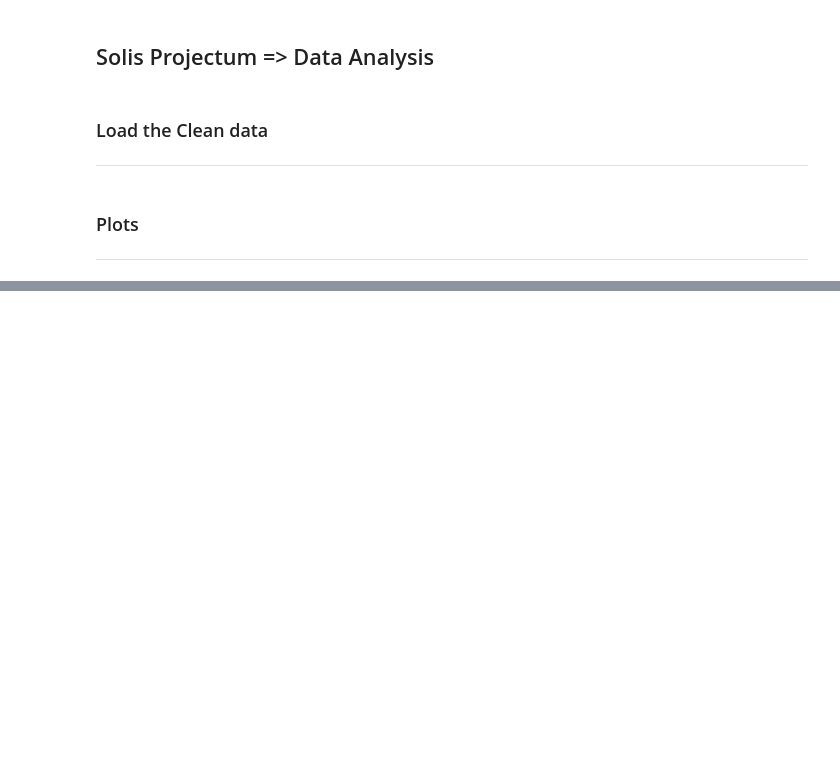
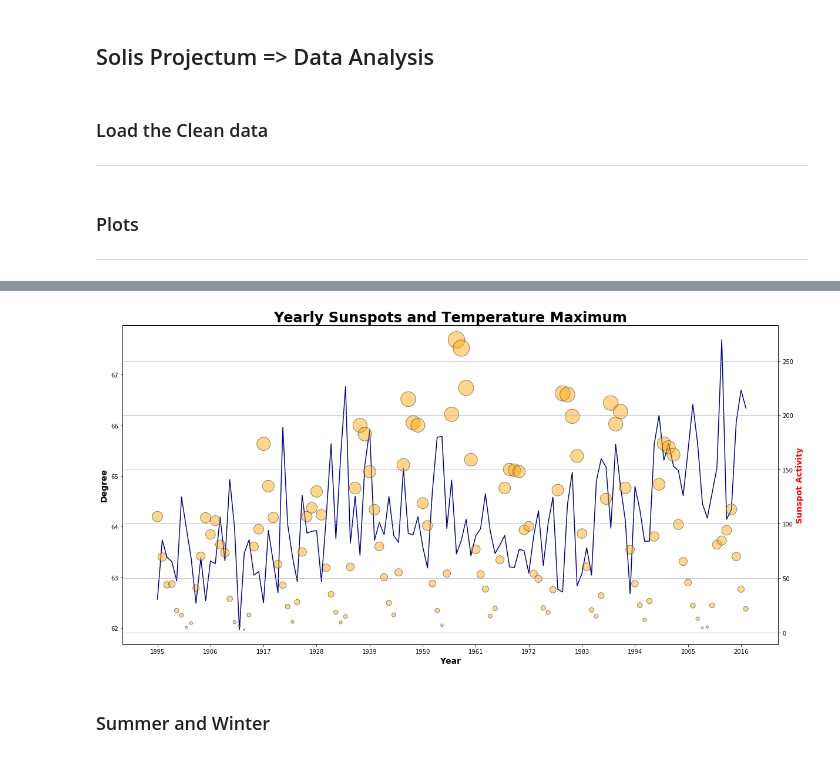
Before and after one commit to A-Grabish/solis-projectum, a Jupyter notebook: Final/Solis-Projectum-Data.Analysis.ipynb, the cells around one changed output, grey strips where cells are left out. Saved outputs shown, nothing was run; the diff lists cells and outputs as text; code cells hidden in the pictures; blank space fills up the shorter version.

```diff
--- a/Final/Solis-Projectum-Data.Analysis.ipynb
+++ b/Final/Solis-Projectum-Data.Analysis.ipynb
@@ -83,0 +109,24 @@ dtype: object
+# %%
+# Generate the Plot
+fig = plt.figure(figsize = (20,10))
+ax1 = fig.add_subplot(1,1,1)
+ax2 = ax1.twinx()
+
+ax1.set_title("Yearly Sunspots and Temperature Maximum",fontdict = {'fontsize': 24, 'fontweight': 'bold'})
+ax1.set_xlabel("Year", fontdict = {'fontsize': 14, 'fontweight': 'bold'})
+ax1.set_ylabel("Degree", fontdict = {'fontsize': 14, 'fontweight': 'bold'})
+ax2.set_ylabel("Sunspot Activity", fontdict = {'fontsize': 14, 'fontweight': 'bold'}, color = "red")
+
+x_axis = temp_maximum.index
+
+ax1.set_xticks(np.arange(1895,2020,step=11))
+ax1.plot(x_axis, temp_maximum.mean(axis=1), color='navy')
+ax2.scatter(x_axis, sunspot_yearly_mean_total, color='orange', edgecolors='black', s=(sunspot_yearly_mean_total*3), alpha=.45)
+
+plt.grid(True)
+plt.savefig(plots_file_name+"Yearly.Sunspots_Temperature.Maximum.png")
+plt.show()
+# %% [output]
+[figure, added]
+# %% [markdown]
+### Summer and Winter
```
Also changed, not shown: parts of 19 cells of this notebook, 16 other files.
